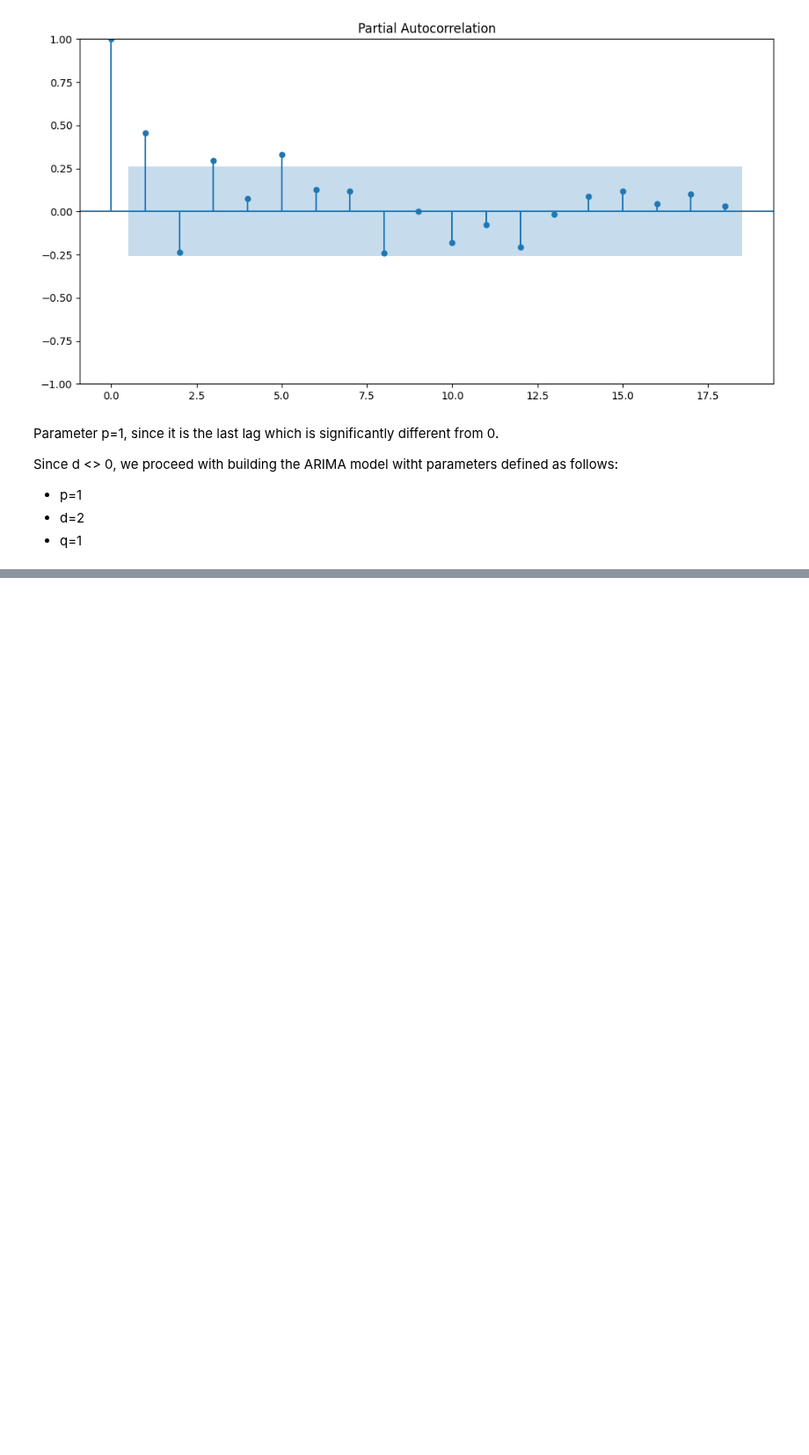
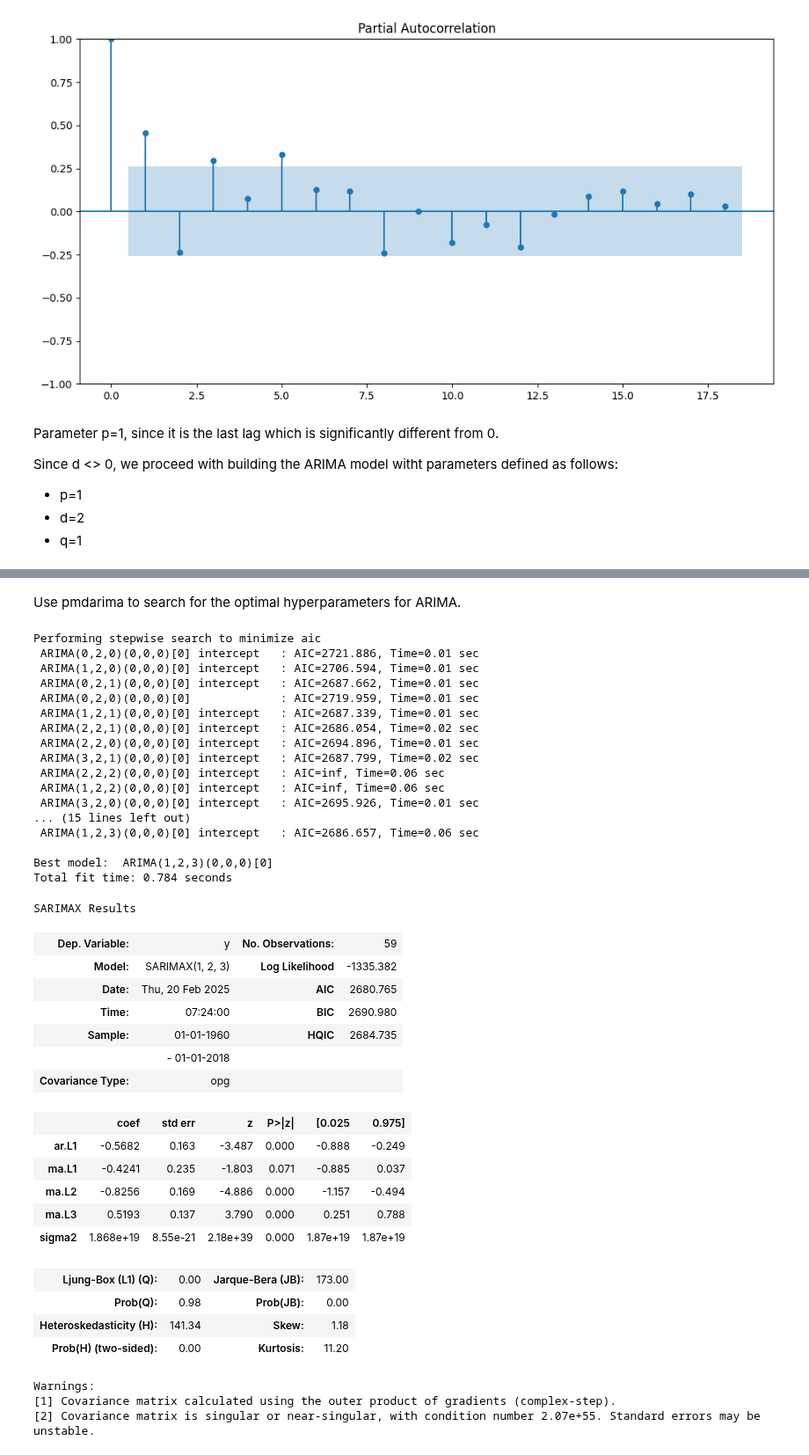
Before and after one commit to helios12/DataScienceProjects, a Jupyter notebook: tasks/task-10/Task-10-MATH-ML-13.Time_series.ipynb, the cells around one changed output, grey strips where cells are left out. Shown at 88% size. Drawn from its saved outputs; the diff is of its cells as text; code cells hidden in the pictures; blank space fills up the shorter version.

```diff
--- a/tasks/task-10/Task-10-MATH-ML-13.Time_series.ipynb
+++ b/tasks/task-10/Task-10-MATH-ML-13.Time_series.ipynb
@@ -190,0 +190,56 @@ Warnings:
+# %% [markdown]
+Use pmdarima to search for the optimal hyperparameters for ARIMA.
+# %%
+aamodel = pm.arima.auto_arima(
+    data_train,
+    start_p=0,
+    start_q=0,
+    test='adf',
+    max_p=5,
+    max_q=5,
+    d=2,
+    seasonal=False,
+    trace=True,
+    error_action='ignore',
+    suppress_warnings=True
+)
+aamodel.summary()
+# %% [output]
+Performing stepwise search to minimize aic
+ ARIMA(0,2,0)(0,0,0)[0] intercept   : AIC=2721.886, Time=0.01 sec
+ ARIMA(1,2,0)(0,0,0)[0] intercept   : AIC=2706.594, Time=0.01 sec
+ ARIMA(0,2,1)(0,0,0)[0] intercept   : AIC=2687.662, Time=0.01 sec
+ ARIMA(0,2,0)(0,0,0)[0]             : AIC=2719.959, Time=0.01 sec
+ ARIMA(1,2,1)(0,0,0)[0] intercept   : AIC=2687.339, Time=0.01 sec
+ ARIMA(2,2,1)(0,0,0)[0] intercept   : AIC=2686.054, Time=0.02 sec
+ ARIMA(2,2,0)(0,0,0)[0] intercept   : AIC=2694.896, Time=0.01 sec
+ ARIMA(3,2,1)(0,0,0)[0] intercept   : AIC=2687.799, Time=0.02 sec
+ ARIMA(2,2,2)(0,0,0)[0] intercept   : AIC=inf, Time=0.06 sec
+ ARIMA(1,2,2)(0,0,0)[0] intercept   : AIC=inf, Time=0.06 sec
+ ARIMA(3,2,0)(0,0,0)[0] intercept   : AIC=2695.926, Time=0.01 sec
+... (15 lines left out)
+ ARIMA(1,2,3)(0,0,0)[0] intercept   : AIC=2686.657, Time=0.06 sec
+
+Best model:  ARIMA(1,2,3)(0,0,0)[0]
+Total fit time: 0.784 seconds
+SARIMAX Results
+| Dep. Variable: | y | No. Observations: | 59 |
+| Model: | SARIMAX(1, 2, 3) | Log Likelihood | -1335.382 |
+| Date: | Thu, 20 Feb 2025 | AIC | 2680.765 |
+| Time: | 07:24:00 | BIC | 2690.980 |
+| Sample: | 01-01-1960 | HQIC | 2684.735 |
+|  | - 01-01-2018 |  |  |
+| Covariance Type: | opg |  |  |
+|  | coef | std err | z | P>|z| | [0.025 | 0.975] |
+| ar.L1 | -0.5682 | 0.163 | -3.487 | 0.000 | -0.888 | -0.249 |
+| ma.L1 | -0.4241 | 0.235 | -1.803 | 0.071 | -0.885 | 0.037 |
+| ma.L2 | -0.8256 | 0.169 | -4.886 | 0.000 | -1.157 | -0.494 |
+| ma.L3 | 0.5193 | 0.137 | 3.790 | 0.000 | 0.251 | 0.788 |
+| sigma2 | 1.868e+19 | 8.55e-21 | 2.18e+39 | 0.000 | 1.87e+19 | 1.87e+19 |
+| Ljung-Box (L1) (Q): | 0.00 | Jarque-Bera (JB): | 173.00 |
+| Prob(Q): | 0.98 | Prob(JB): | 0.00 |
+| Heteroskedasticity (H): | 141.34 | Skew: | 1.18 |
+| Prob(H) (two-sided): | 0.00 | Kurtosis: | 11.20 |
+Warnings:
+[1] Covariance matrix calculated using the outer product of gradients (complex-step).
+[2] Covariance matrix is singular or near-singular, with condition number 2.07e+55. Standard errors may be unstable.
```
Also changed, not shown: parts of 5 cells of this notebook.
